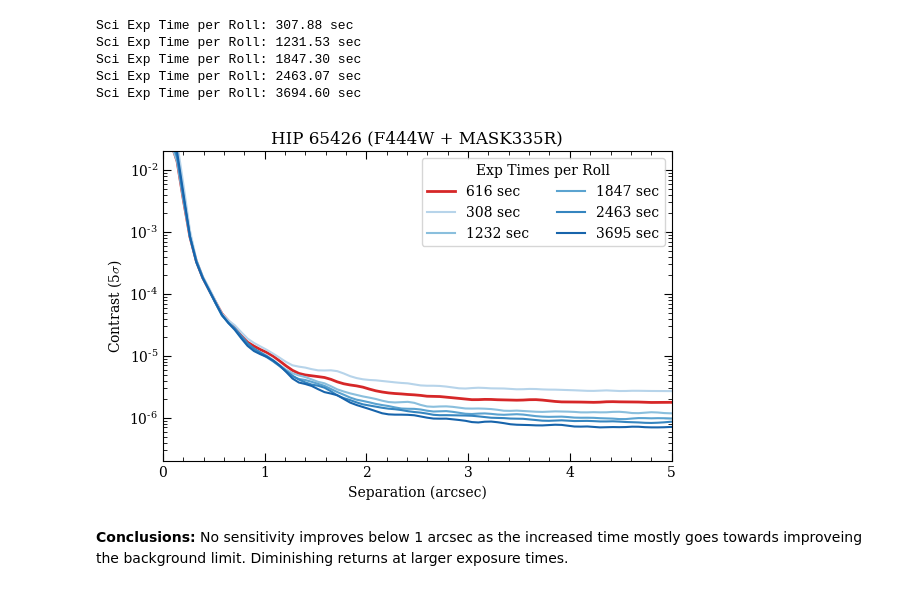
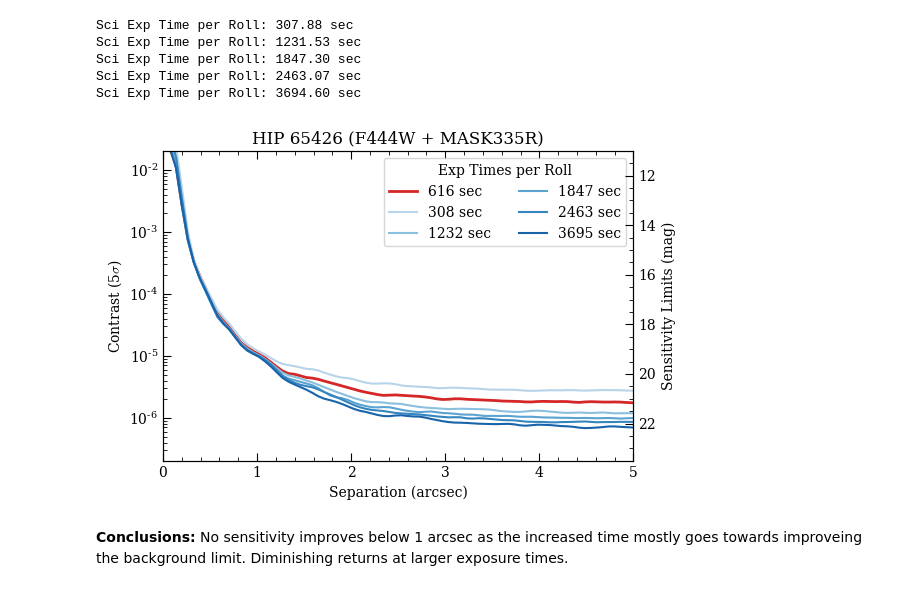
Before and after one commit to JarronL/pynrc, a Jupyter notebook: notebooks/Contrast_Variations.ipynb, the cells around one changed output. Saved outputs shown, nothing was run; the diff lists cells and outputs as text; code cells hidden in the pictures.

```diff
--- a/notebooks/Contrast_Variations.ipynb
+++ b/notebooks/Contrast_Variations.ipynb
@@ -167,4 +169,12 @@ roll_angle = 10
 contrast_nom = obs.calc_contrast(roll_angle=roll_angle, nsig=nsig, use_cmask=False)
+# %%
+def cont_to_sen(x):
+    contrast = np.asarray(x)
+    return -2.5*np.log10(contrast) + obs.star_flux('vegamag')
+
+def sen_to_cont(x):
+    sen_mag = np.asarray(x)
+    return 10**((obs.star_flux('vegamag') - sen_mag) / 2.5)
 # %%
 fig, ax = plt.subplots(1,1, figsize=(6,4))
 
@@ -213,30 +228,35 @@ Sci Exp Time per Roll: 3694.60 sec
 # %%
 fig, ax = plt.subplots(1,1, figsize=(6,4))
 
 
 lin_vals = np.linspace(0.3,0.8,len(contrast_list))
 colors = plt.cm.Blues(lin_vals)
 
 label = f'{obs.Detector.time_exp:.0f} sec'
 ax.semilogy(contrast_nom[0], contrast_nom[1], color='C3', lw=2, label=label)
 
 for i, contrast in enumerate(contrast_list):
     label = f'{exptime_list[i]:.0f} sec'
     ax.semilogy(contrast[0], contrast[1], color=colors[i], label=label)
 
 ax.legend(title='Exp Times per Roll', ncol=2)
 
 ax.set_xlim([0,5])
 ax.set_ylim([2e-7, 2e-2])
 
 ax.set_xlabel('Separation (arcsec)')
-ax.set_ylabel('Contrast (5$\sigma$)')
+ax.set_ylabel(f'Contrast ({nsig:.0f}$\sigma$)')
 
 ax.set_title(f'{name_sci} ({obs.filter} + {obs.image_mask})')
 
+# Create 2nd axis indicating sensitivity limits (mags)
+ax2 = ax.twinx()
+ax2.set_ylim(cont_to_sen(ax.get_ylim()))
+ax2.set_ylabel('Sensitivity Limits (mag)')
+
 fig.tight_layout()
 # %% [output]
-[figure, old version]
+[figure, new version]
 # %% [markdown]
 **Conclusions:** No sensitivity improves below 1 arcsec as the increased time mostly goes towards improveing the background limit. Diminishing returns at larger exposure times.
 # %% [markdown]
```
Also changed, not shown: parts of 15 cells of this notebook.
